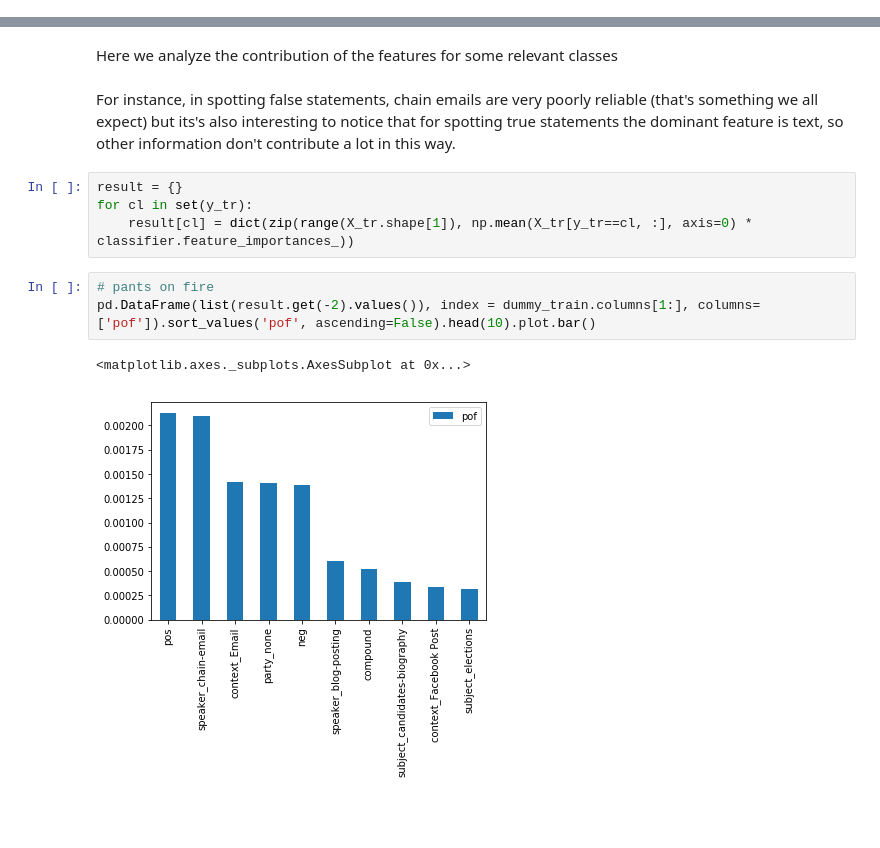
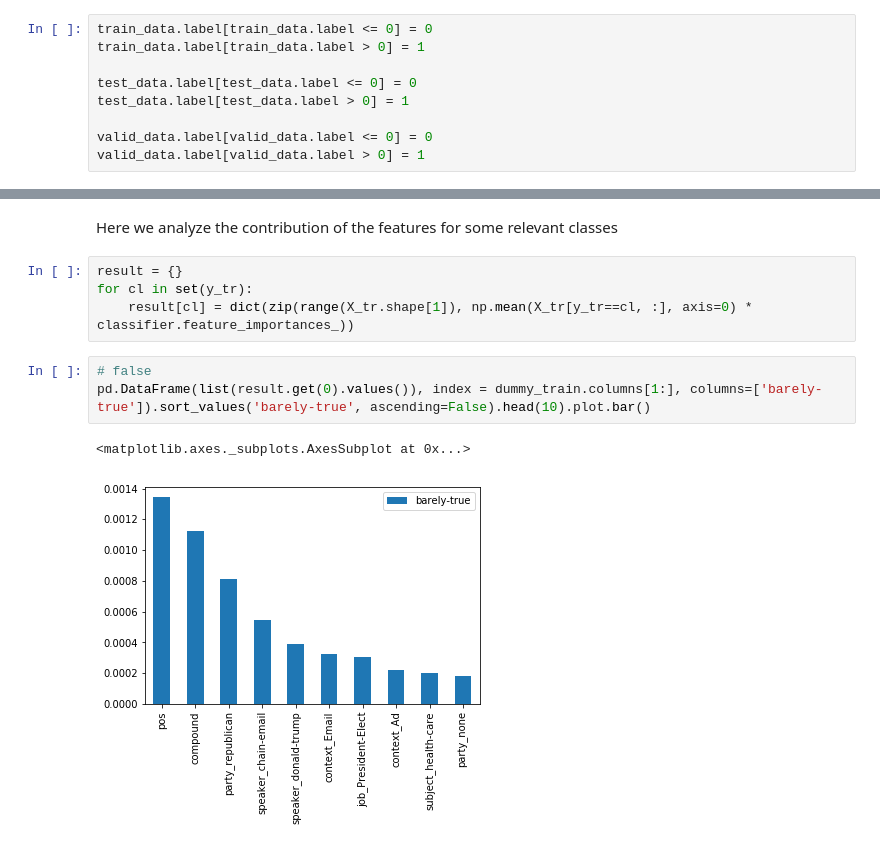
Before and after one commit to mikanikos/Features-of-Lies, a Jupyter notebook: HybridModel.ipynb, the cells around one changed output, grey strips where cells are left out. Saved outputs shown, nothing was run; the diff lists cells and outputs as text; blank space fills up the shorter version.

Commit message:
added classifiers true/false and polished stuff

```diff
--- a/HybridModel.ipynb
+++ b/HybridModel.ipynb
@@ -50,6 +50,15 @@ valid_data = load_data(VALID_PATH)
 train_data.label = convert_label(train_data)
 test_data.label = convert_label(test_data)
 valid_data.label = convert_label(valid_data)
+# %%
+train_data.label[train_data.label <= 0] = 0
+train_data.label[train_data.label > 0] = 1
+
+test_data.label[test_data.label <= 0] = 0
+test_data.label[test_data.label > 0] = 1
+
+valid_data.label[valid_data.label <= 0] = 0
+valid_data.label[valid_data.label > 0] = 1
 # %%
 # Add sentiment analysis as a feature of the model, this can slightly improve the performance
 
@@ -226,15 +227,13 @@ importances[importances.index.str.startswith('party')].head(10).plot.bar()
 # %% [markdown]
 Here we analyze the contribution of the features for some relevant classes
-# %% [markdown]
-For instance, in spotting false statements, chain emails are very poorly reliable (that's something we all expect) but its's also interesting to notice that for spotting true statements the dominant feature is text, so other information don't contribute a lot in this way.
 # %%
 result = {}
 for cl in set(y_tr):
     result[cl] = dict(zip(range(X_tr.shape[1]), np.mean(X_tr[y_tr==cl, :], axis=0) * classifier.feature_importances_))
 # %%
-# pants on fire
-pd.DataFrame(list(result.get(-2).values()), index = dummy_train.columns[1:], columns=['pof']).sort_values('pof', ascending=False).head(10).plot.bar()
+# false
+pd.DataFrame(list(result.get(0).values()), index = dummy_train.columns[1:], columns=['barely-true']).sort_values('barely-true', ascending=False).head(10).plot.bar()
 # %% [output]
 <matplotlib.axes._subplots.AxesSubplot at 0x...>
-[figure, old version]
+[figure, new version]
 # %%
```
Also changed, not shown: parts of 21 cells of this notebook, 4 other files.
